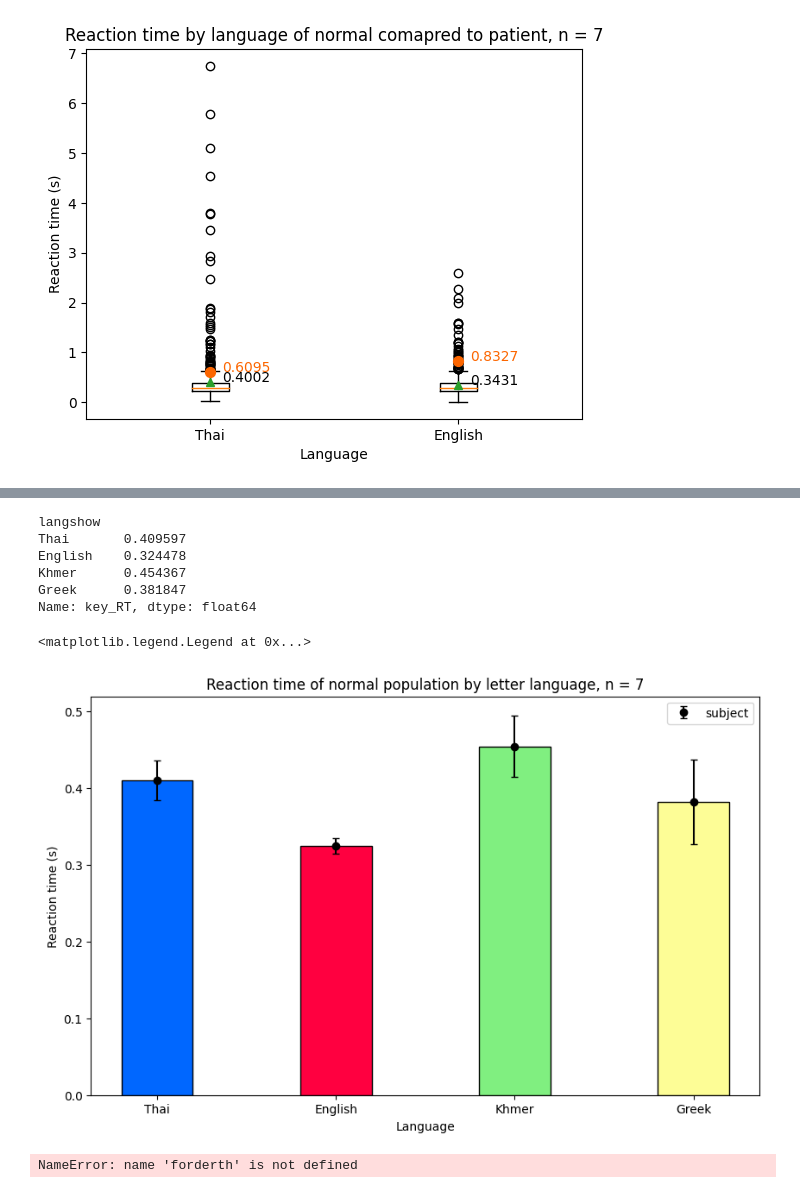
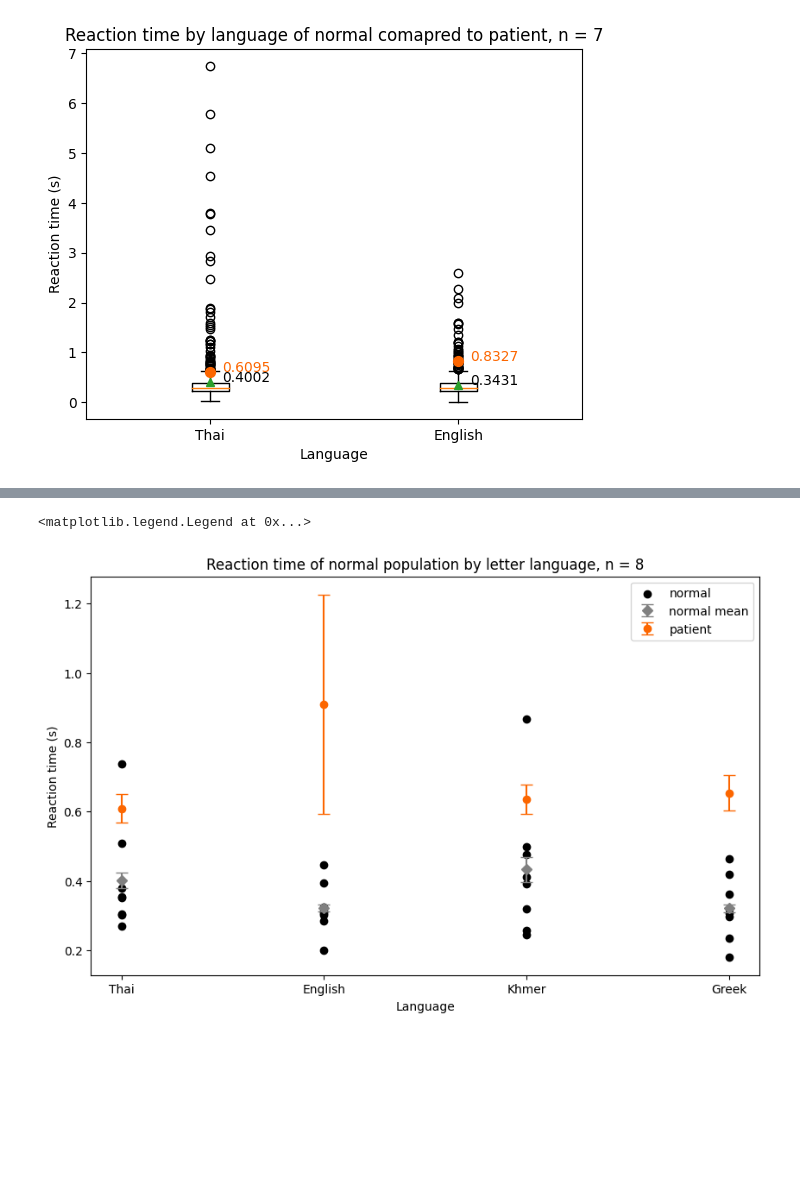
Before and after one commit to Plausma/Dyslexia, a Jupyter notebook: task 1 norm.ipynb, the cells around one changed output, grey strips where cells are left out. Cells and saved outputs as stored; diff of their text form; code cells hidden in the pictures; blank space fills up the shorter version.

```diff
--- a/task 1 norm.ipynb
+++ b/task 1 norm.ipynb
@@ -356,27 +383,0 @@ plt.xticks([1,2], ['Thai', 'English'])
-# %%
-rtmean = megadf.groupby('langshow')['key_RT'].mean()
-rtmean = rtmean.reindex(['Thai', 'English', 'Khmer','Greek'])
-
-print(rtmean)
-rtsem = megadf.groupby('langshow')['key_RT'].sem()
-rtsem = rtsem.reindex(['Thai', 'English', 'Khmer','Greek'])
-
-plt.subplots(figsize=(10, 6))
-
-plt.bar(rtmean.index, rtmean.values, width = 0.4, color = [bluegradient[4],redgradient[4], '#80ef80', '#fdfd96'], edgecolor = 'black')
-plt.errorbar(rtmean.index, rtmean.values, yerr = rtsem.values, color = 'black', fmt = 'o', capsize = 3, label = 'subject')
-plt.xticks(rtmean.index)
-plt.title(f"Reaction time of normal population by letter language, n = {n_subj}")
-plt.xlabel("Language")
-plt.ylabel("Reaction time (s)")
-
-plt.legend()
-# %% [output]
-langshow
-Thai       0.409597
-English    0.324478
-Khmer      0.454367
-Greek      0.381847
-Name: key_RT, dtype: float64
-<matplotlib.legend.Legend at 0x...>
-[figure, removed]
@@ -438,10 +384,43 @@ def I_plot_grouped_reaction_time(data1, data2, lang_order=None,group_names=('Gro
-# %%
-I_plot_grouped_reaction_time(
-    orderth, orderen,
-    lang_order=['thai', 'english', 'khmer', 'greek'],
-    group_names=('Thai', 'English'),
-    plot_title='Reaction Time Comparison between language',
-    save_path=f'./figure/{username} I RT by lang grouped.png'
-)
-# %% [output]
-NameError: name 'forderth' is not defined
+# %%
+# normal
+custom_ord = ['Thai', 'English', 'Khmer','Greek']
+
+normmean = megadf_filter.groupby(['langshow', 'username'])['key_RT'].mean().unstack()
+normmean = normmean.reindex(custom_ord)
+
+# each individual
+plt.subplots(figsize=(10, 6))
+for i, (user, sublist) in enumerate(normmean.items()):
+
+    plt.scatter(sublist.index, sublist.values,  color = 'black', label = 'normal')
+
+# norm mean
+rtsem = megadf_filter.groupby(['langshow'])['key_RT'].sem()
+rtsem = rtsem.reindex(custom_ord)
+
+rtmean = megadf_filter.groupby(['langshow'])['key_RT'].mean()
+rtmean = rtmean.reindex(custom_ord)
+plt.errorbar(rtmean.index, rtmean.values, yerr = rtsem.values,  fmt = 'D',color = 'grey', capsize = 5, label = 'normal mean' )
+
+
+#patient
+ptmean = letterordall_filter.groupby(['langshow'])['key_RT'].mean()
+ptmean =ptmean.reindex(custom_ord)
+
+ptsem = letterordall_filter.groupby(['langshow'])['key_RT'].sem()
+ptsem =ptsem.reindex(custom_ord)
+
+plt.errorbar(ptmean.index, ptmean.values,yerr = ptsem.values, fmt = 'o',color = patient,   zorder=10, capsize = 5,label = 'patient')
+
+
+plt.title(f"Reaction time of normal population by letter language, n = {n_subj}")
+plt.xlabel("Language")
+plt.ylabel("Reaction time (s)")
+
+# remove dupe
+handles, labels = plt.gca().get_legend_handles_labels()
+unique_labels = dict(zip(labels, handles))
+plt.legend(unique_labels.values(), unique_labels.keys())
+# %% [output]
+<matplotlib.legend.Legend at 0x...>
+[figure, added]
```
Also changed, not shown: parts of 4 cells of this notebook, 8 other files.
